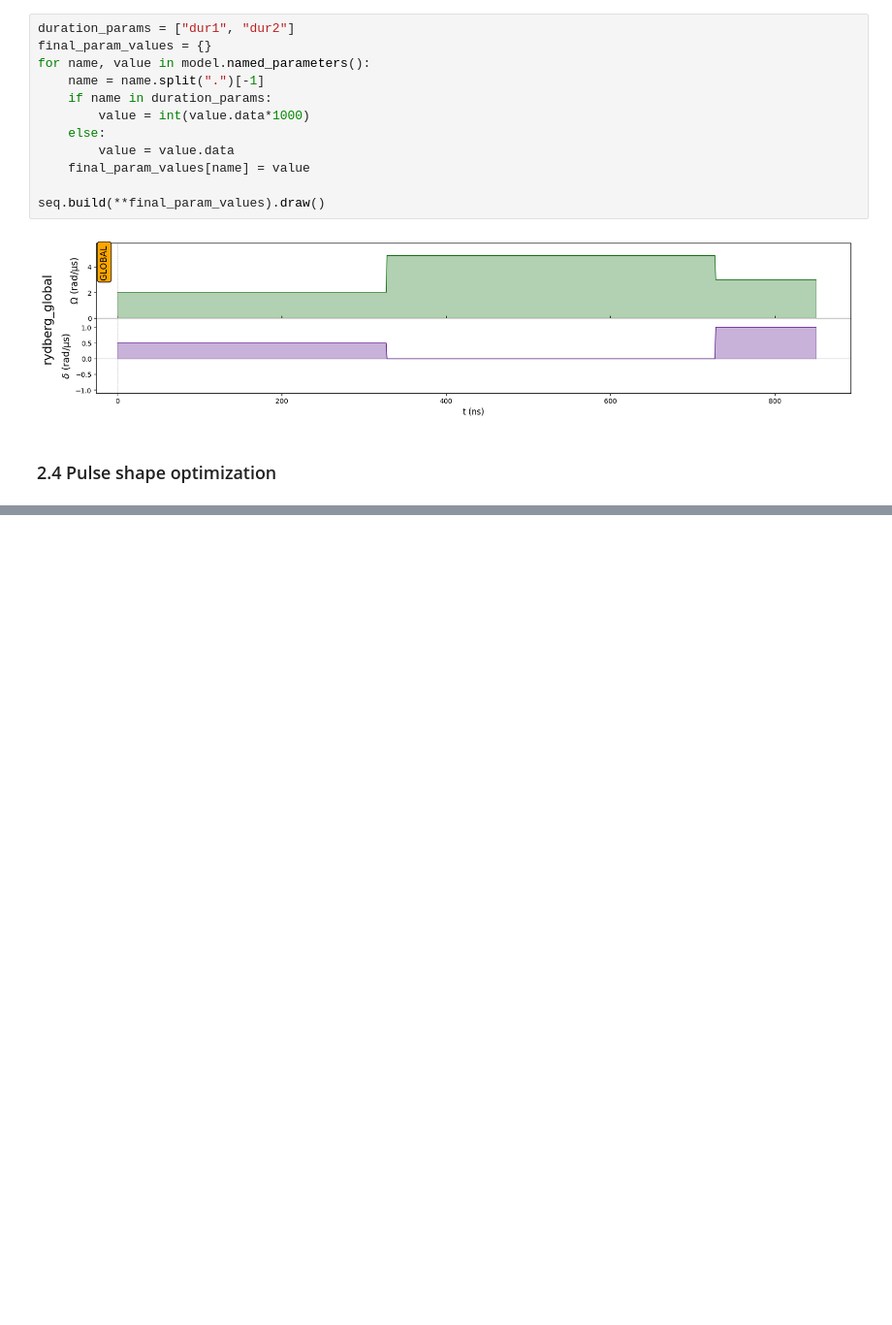
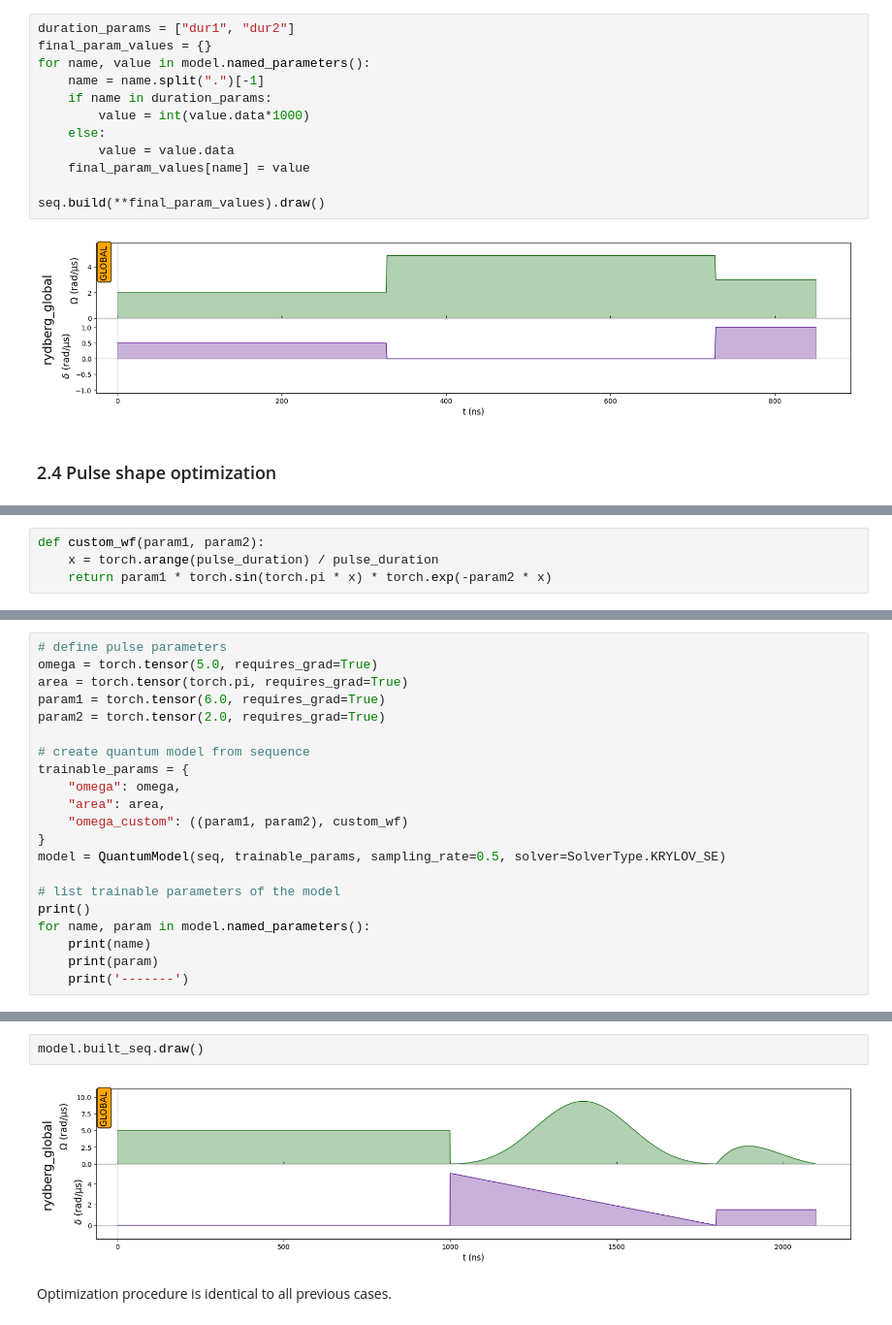
Before and after one commit to pasqal-io/pulser-diff, a Jupyter notebook: docs/basic_usage.ipynb, the cells around one changed output, grey strips where cells are left out. Shown at 97% size. Cells and saved outputs as stored; diff of their text form; blank space fills up the shorter version.

Commit message:
added custom pulse shape optimization tutorial section

```diff
--- a/docs/basic_usage.ipynb
+++ b/docs/basic_usage.ipynb
@@ -652,0 +687,4 @@ seq.build(**final_param_values).draw()
+# %%
+def custom_wf(param1, param2):
+    x = torch.arange(pulse_duration) / pulse_duration
+    return param1 * torch.sin(torch.pi * x) * torch.exp(-param2 * x)
@@ -652,0 +695,21 @@ seq.build(**final_param_values).draw()
+# %%
+# define pulse parameters
+omega = torch.tensor(5.0, requires_grad=True)
+area = torch.tensor(torch.pi, requires_grad=True)
+param1 = torch.tensor(6.0, requires_grad=True)
+param2 = torch.tensor(2.0, requires_grad=True)
+
+# create quantum model from sequence
+trainable_params = {
+    "omega": omega,
+    "area": area,
+    "omega_custom": ((param1, param2), custom_wf)
+}
+model = QuantumModel(seq, trainable_params, sampling_rate=0.5, solver=SolverType.KRYLOV_SE)
+
+# list trainable parameters of the model
+print()
+for name, param in model.named_parameters():
+    print(name)
+    print(param)
+    print('-------')
@@ -652,0 +737,6 @@ seq.build(**final_param_values).draw()
+# %%
+model.built_seq.draw()
+# %% [output]
+[figure, added]
+# %% [markdown]
+Optimization procedure is identical to all previous cases.
```
Also changed, not shown: parts of 11 cells of this notebook, 3 other files.
